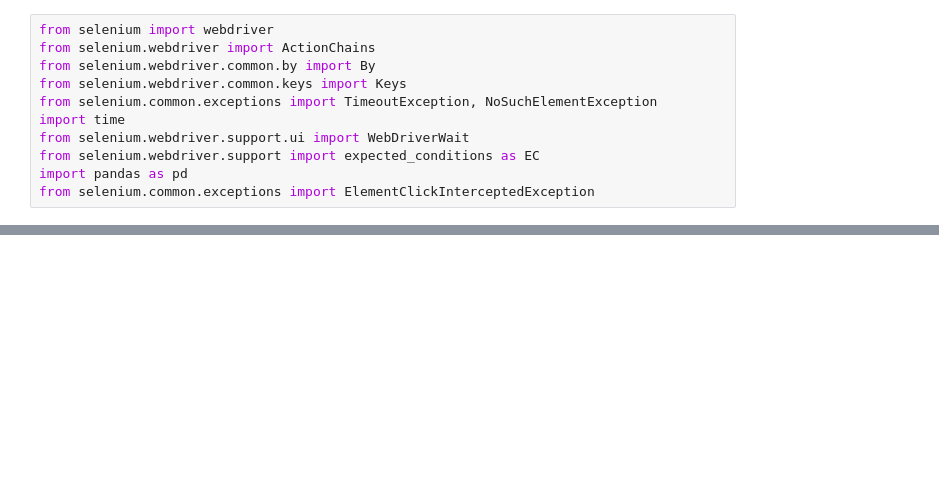
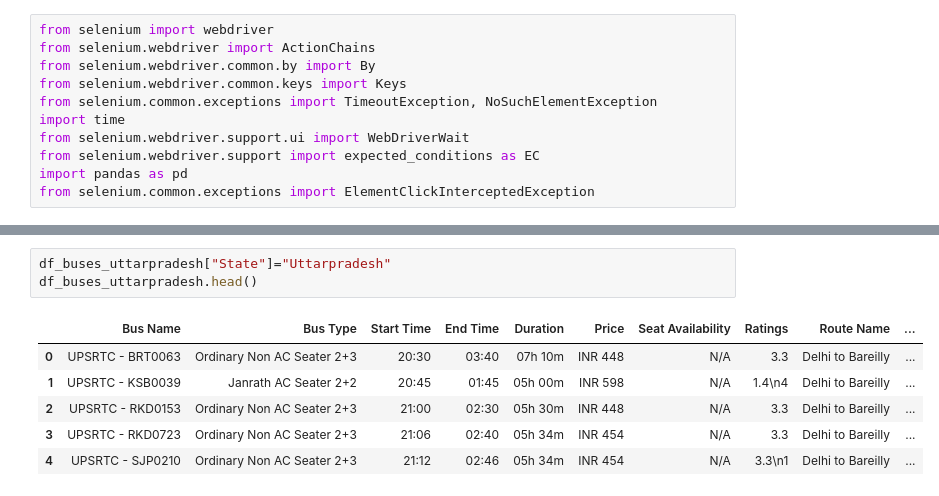
Before and after one commit to JosephSteve98/REDBUS, a Jupyter notebook: Businfo.ipynb, the cells around one changed output, grey strips where cells are left out. Saved outputs shown, nothing was run; the diff lists cells and outputs as text; blank space fills up the shorter version.

```diff
--- a/Businfo.ipynb
+++ b/Businfo.ipynb
@@ -1546,0 +1841,10 @@ df_buses_NBengal.head()
+# %%
+df_buses_uttarpradesh["State"]="Uttarpradesh"
+df_buses_uttarpradesh.head()
+# %% [output]
+|  | Bus Name | Bus Type | Start Time | End Time | Duration | Price | Seat Availability | Ratings | Route Name | ... |
+| 0 | UPSRTC - BRT0063 | Ordinary Non AC Seater 2+3 | 20:30 | 03:40 | 07h 10m | INR 448 | N/A | 3.3 | Delhi to Bareilly | ... |
+| 1 | UPSRTC - KSB0039 | Janrath AC Seater 2+2 | 20:45 | 01:45 | 05h 00m | INR 598 | N/A | 1.4\n4 | Delhi to Bareilly | ... |
+| 2 | UPSRTC - RKD0153 | Ordinary Non AC Seater 2+3 | 21:00 | 02:30 | 05h 30m | INR 448 | N/A | 3.3 | Delhi to Bareilly | ... |
+| 3 | UPSRTC - RKD0723 | Ordinary Non AC Seater 2+3 | 21:06 | 02:40 | 05h 34m | INR 454 | N/A | 3.3 | Delhi to Bareilly | ... |
+| 4 | UPSRTC - SJP0210 | Ordinary Non AC Seater 2+3 | 21:12 | 02:46 | 05h 34m | INR 454 | N/A | 3.3\n1 | Delhi to Bareilly | ... |
```
Also changed, not shown: parts of 43 cells of this notebook, 19 other files.
